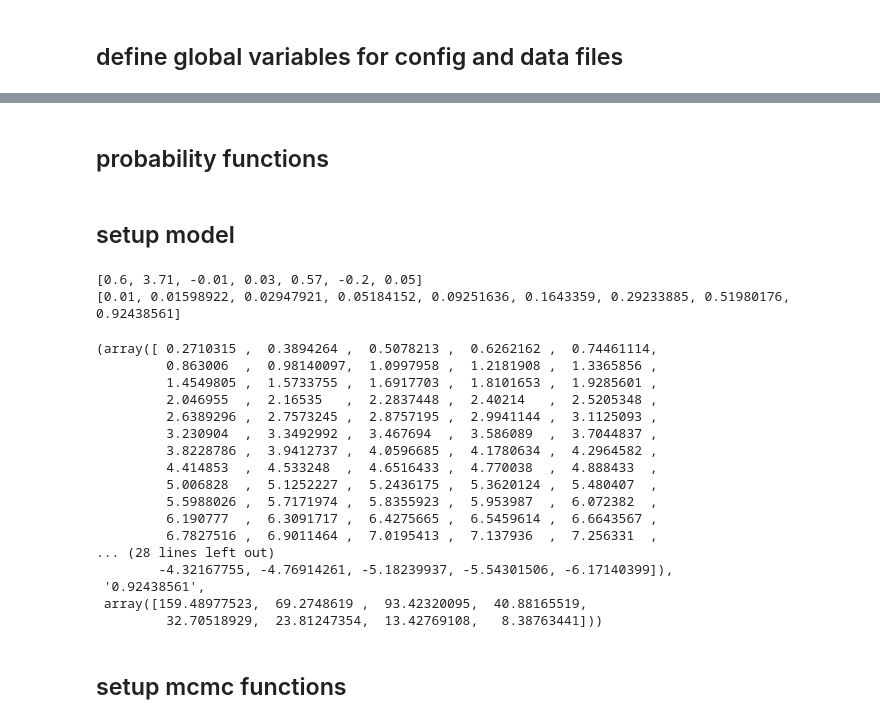
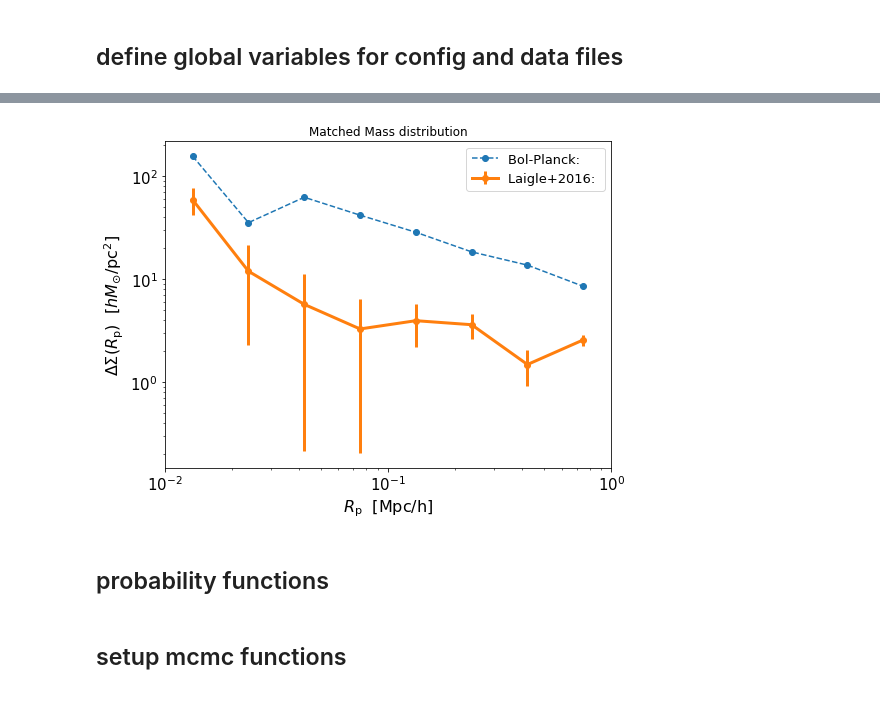
Before and after one commit to f-ardila/dwarf_lensing, a Jupyter notebook: MCMC/MCMC_development.ipynb, the cells around one changed output, grey strips where cells are left out. Drawn from its saved outputs; the diff is of its cells as text; code cells hidden in the pictures.

```diff
--- a/MCMC/MCMC_development.ipynb
+++ b/MCMC/MCMC_development.ipynb
@@ -183,3 +343,7 @@ config, cosmos_data, sim_data = initial_model(config_initial)
+# %%
+plot_deltaSigma(cosmos_data['cosmos_wl_table'], sim_wl_r, sim_wl_ds)
+# %% [output]
+[figure, added]
 # %% [markdown]
 ## probability functions
 # %%
@@ -283,5 +447,3 @@ def ln_prob_global(param_tuple):
         return -np.inf
 
     return lp + ln_like(param_tuple, config, obs_data, um_data)
-# %% [markdown]
-## setup model
@@ -416,28 +450,3 @@ def predict_model(param, config, obs_data, sim_data,
-# %%
-parameters = list(config['param_ini'])
-print(parameters)
-# Generate the model predictions
-predict_model(parameters, config, cosmos_data, sim_data)
-# %% [output]
-[0.6, 3.71, -0.01, 0.03, 0.57, -0.2, 0.05]
-[0.01, 0.01598922, 0.02947921, 0.05184152, 0.09251636, 0.1643359, 0.29233885, 0.51980176, 0.92438561]
-(array([ 0.2710315 ,  0.3894264 ,  0.5078213 ,  0.6262162 ,  0.74461114,
-         0.863006  ,  0.98140097,  1.0997958 ,  1.2181908 ,  1.3365856 ,
-         1.4549805 ,  1.5733755 ,  1.6917703 ,  1.8101653 ,  1.9285601 ,
-         2.046955  ,  2.16535   ,  2.2837448 ,  2.40214   ,  2.5205348 ,
-         2.6389296 ,  2.7573245 ,  2.8757195 ,  2.9941144 ,  3.1125093 ,
-         3.230904  ,  3.3492992 ,  3.467694  ,  3.586089  ,  3.7044837 ,
-         3.8228786 ,  3.9412737 ,  4.0596685 ,  4.1780634 ,  4.2964582 ,
-         4.414853  ,  4.533248  ,  4.6516433 ,  4.770038  ,  4.888433  ,
-         5.006828  ,  5.1252227 ,  5.2436175 ,  5.3620124 ,  5.480407  ,
-         5.5988026 ,  5.7171974 ,  5.8355923 ,  5.953987  ,  6.072382  ,
-         6.190777  ,  6.3091717 ,  6.4275665 ,  6.5459614 ,  6.6643567 ,
-         6.7827516 ,  6.9011464 ,  7.0195413 ,  7.137936  ,  7.256331  ,
-... (28 lines left out)
-        -4.32167755, -4.76914261, -5.18239937, -5.54301506, -6.17140399]),
- '0.92438561',
- array([159.48977523,  69.2748619 ,  93.42320095,  40.88165519,
-         32.70518929,  23.81247354,  13.42769108,   8.38763441]))
 # %% [markdown]
 ## setup mcmc functions
 # %%
```
Also changed, not shown: parts of 10 cells of this notebook.
